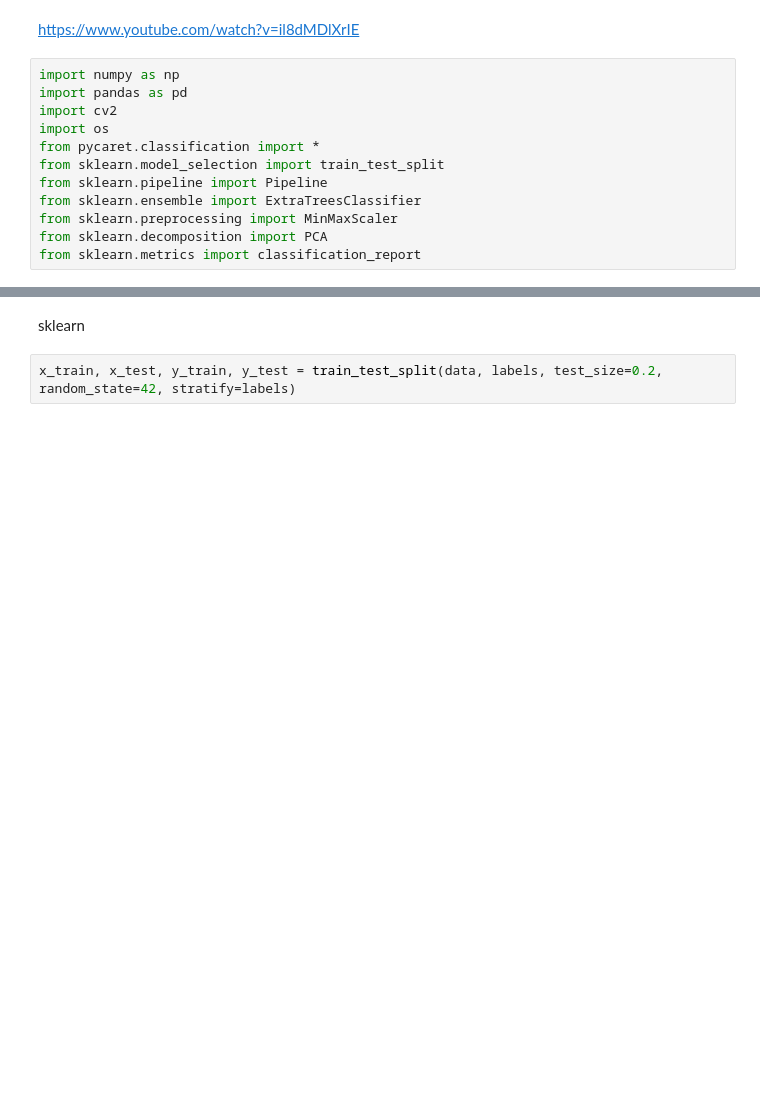
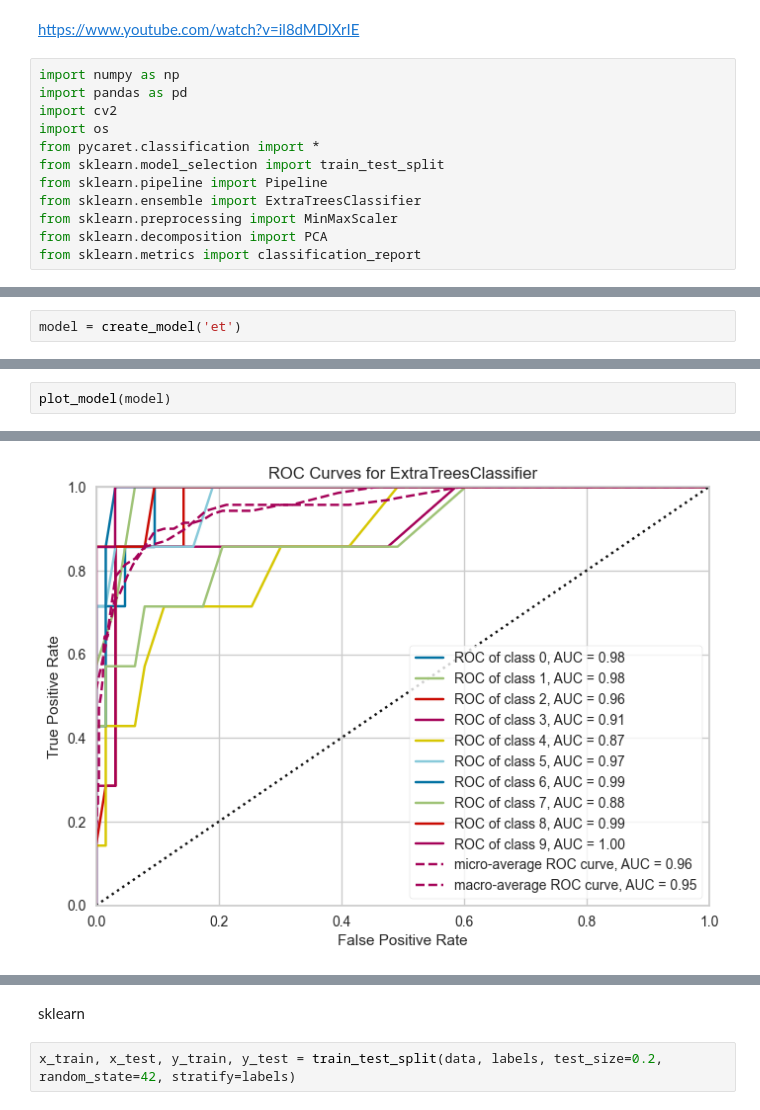
Before and after one commit to terjirapat/Classification_ImgNum, a Jupyter notebook: main.ipynb, the cells around one changed output, grey strips where cells are left out. Saved outputs shown, nothing was run; the diff lists cells and outputs as text; blank space fills up the shorter version.

```diff
--- a/main.ipynb
+++ b/main.ipynb
@@ -108,0 +94,2 @@ pull()
+# %%
+model = create_model('et')
@@ -108,0 +116,3 @@ pull()
+# %%
+plot_model(model)
+# %% [output]
@@ -108,0 +120 @@ pull()
+[figure, added]
```
Also changed, not shown: parts of 15 cells of this notebook.
